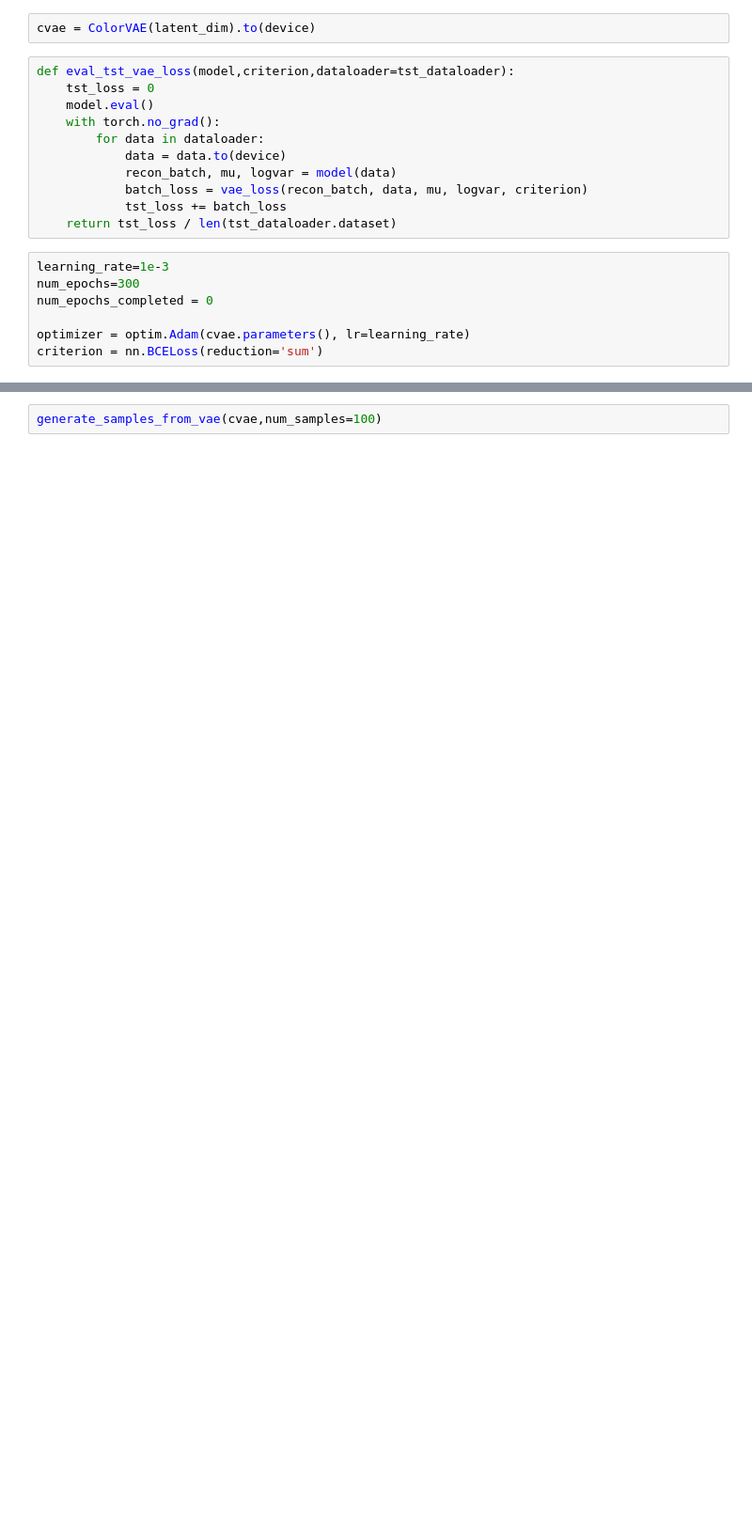
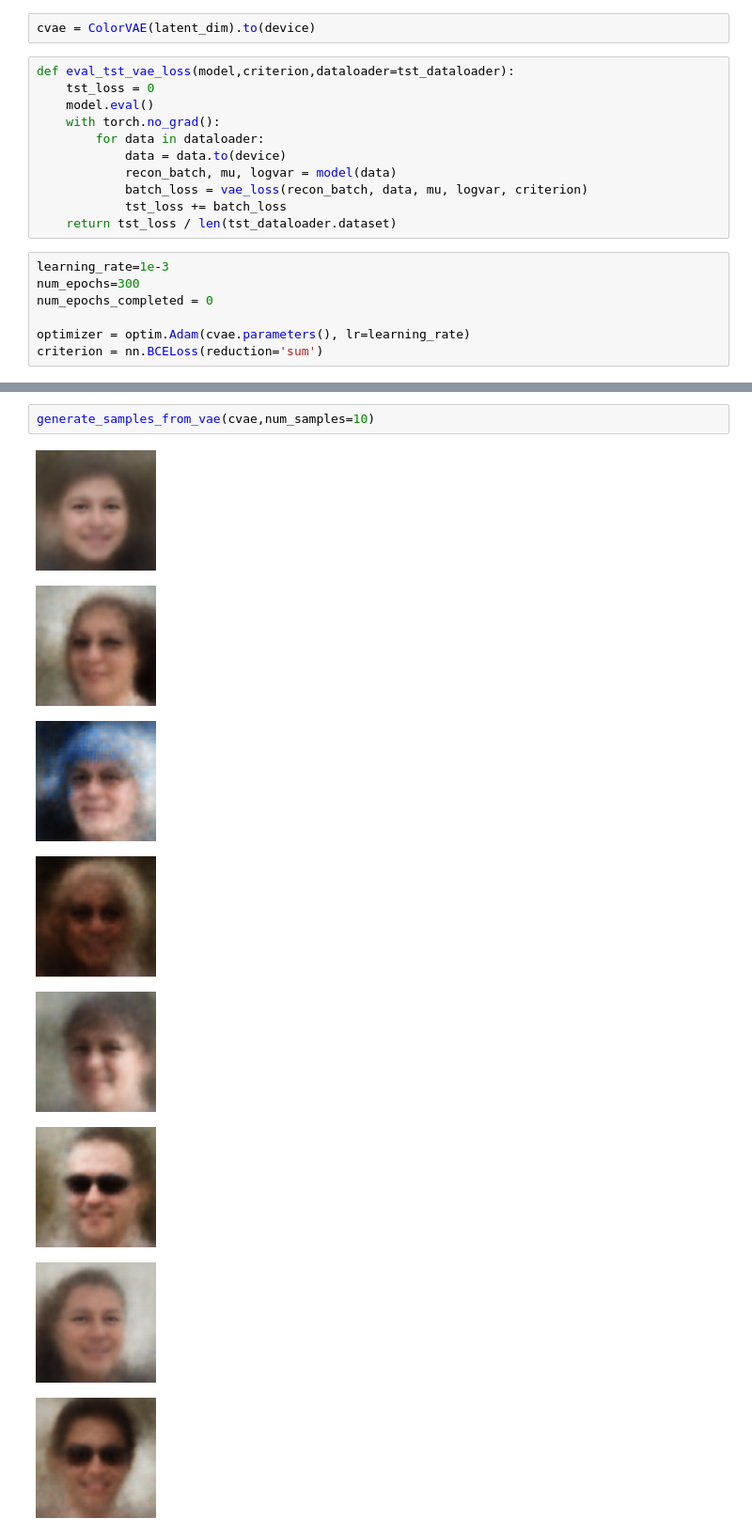
Before and after one commit to armobob74/bw-to-color-vae, a Jupyter notebook: color-vae.ipynb, the cells around one changed output, grey strips where cells are left out. Shown at 94% size. Drawn from its saved outputs; the diff is of its cells as text; blank space fills up the shorter version.

```diff
--- a/color-vae.ipynb
+++ b/color-vae.ipynb
@@ -281,2 +296,11 @@ for i in range(num_examples_to_save):
 # %%
-generate_samples_from_vae(cvae,num_samples=100)
+generate_samples_from_vae(cvae,num_samples=10)
+# %% [output]
+[figure, added]
+[figure, added]
+[figure, added]
+[figure, added]
+[figure, added]
+[figure, added]
+[figure, added]
+[figure, added]
```
Also changed, not shown: parts of 10 cells of this notebook, 2 other files.
